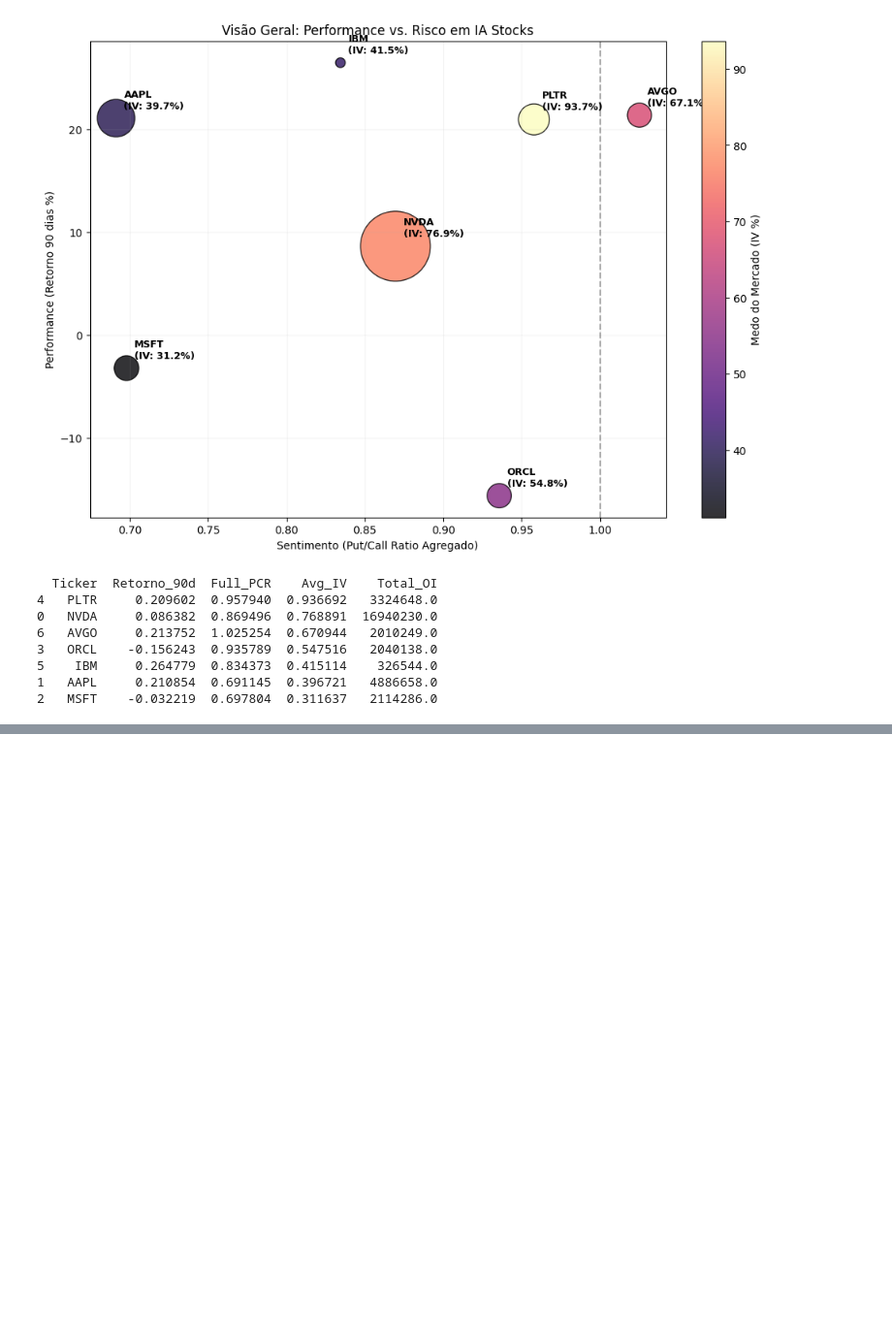
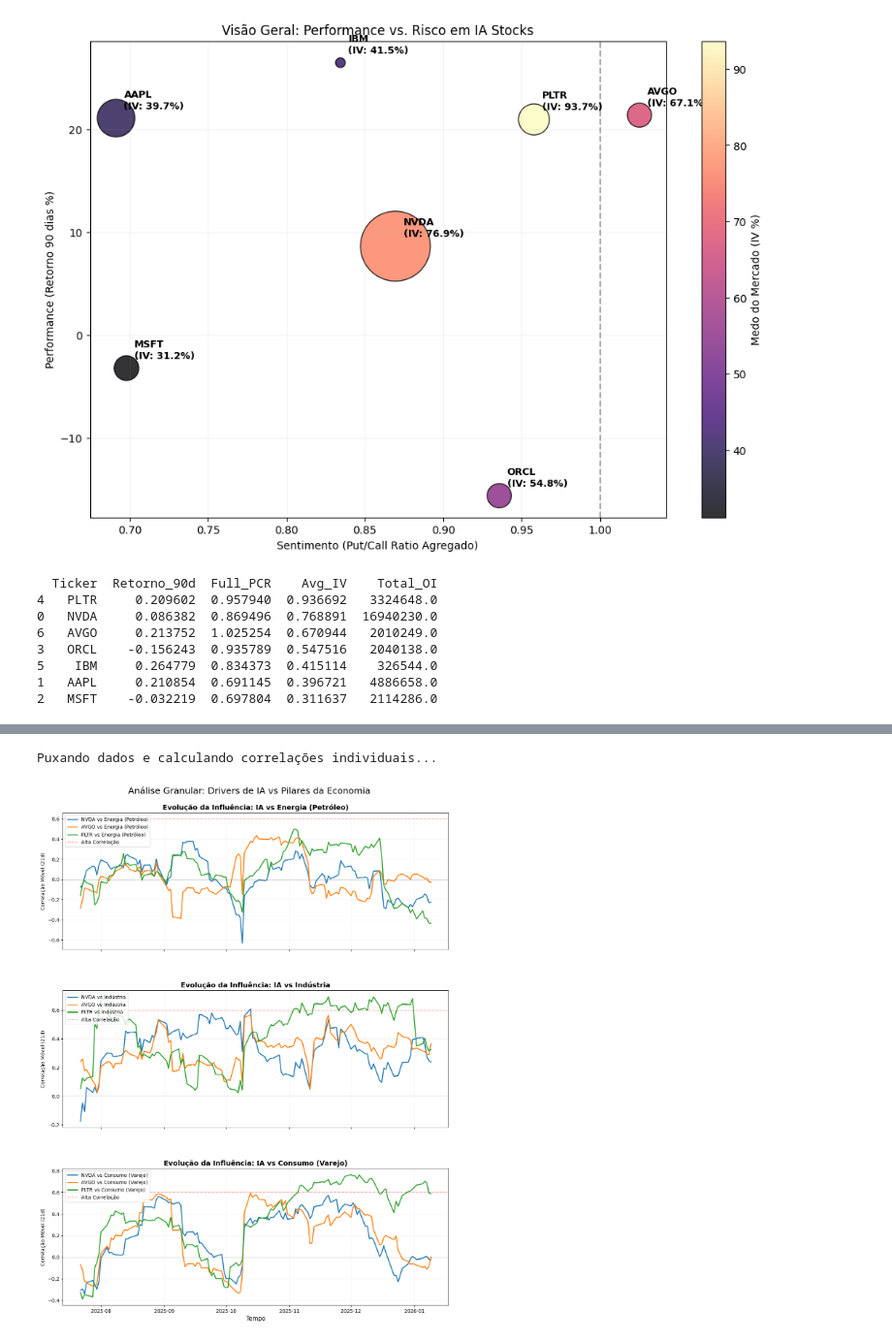
Before and after one commit to GuilhermeMP-prog/Dev.ensinaG4, a Jupyter notebook: main.ipynb, the cells around one changed output, grey strips where cells are left out. Shown at 97% size. Saved outputs shown, nothing was run; the diff lists cells and outputs as text; code cells hidden in the pictures; blank space fills up the shorter version.

```diff
--- a/main.ipynb
+++ b/main.ipynb
@@ -1561,0 +1698,49 @@ Rejeitamos a hipótese nula, há uma relação significativa
+# %%
+import yfinance as yf
+import pandas as pd
+import matplotlib.pyplot as plt
+
+# --- Setup dos Tickers ---
+ia_stocks = ["NVDA", "AVGO", "PLTR"]
+setores_map = {
+    "XLE": "Energia (Petróleo)",
+    "XLI": "Indústria",
+    "XLY": "Consumo (Varejo)"
+}
+
+# Coletando dados (120 dias + margem para a média móvel)
+tickers = ia_stocks + list(setores_map.keys())
+print("Puxando dados e calculando correlações individuais...")
+df = yf.download(tickers, period="200d", auto_adjust=True, progress=False)['Close']
+
+# Retornos diários
+returns = df.pct_change().dropna()
+
+# Janela de correlação móvel (21 dias úteis = 1 mês comercial)
+window = 21
+
+# --- Plotagem ---
+fig, axes = plt.subplots(3, 1, figsize=(14, 18), sharex=True)
+plt.subplots_adjust(hspace=0.3)
+
+for i, (setor_ticker, setor_nome) in enumerate(setores_map.items()):
+    ax = axes[i]
+    for stock in ia_stocks:
+        # Cálculo da correlação móvel individual: Ação IA vs Setor Específico
+        corr = returns[stock].rolling(window=window).corr(returns[setor_ticker])
+        ax.plot(corr.tail(120), label=f"{stock} vs {setor_nome}", linewidth=2)
+
+    # Customização de cada subplot
+    ax.set_title(f"Evolução da Influência: IA vs {setor_nome}", fontsize=14, fontweight='bold')
+    ax.axhline(0.6, color='red', linestyle='--', alpha=0.3, label="Alta Correlação")
+    ax.axhline(0, color='black', linewidth=1, alpha=0.2)
+    ax.set_ylabel("Correlação Móvel (21d)")
+    ax.legend(loc='upper left', fontsize=10)
+    ax.grid(alpha=0.15)
+
+plt.xlabel("Tempo", fontsize=12)
+plt.suptitle("Análise Granular: Drivers de IA vs Pilares da Economia", fontsize=18, y=0.92)
+plt.show()
+# %% [output]
+Puxando dados e calculando correlações individuais...
+[figure, added]
```
Also changed, not shown: parts of 17 cells of this notebook.
